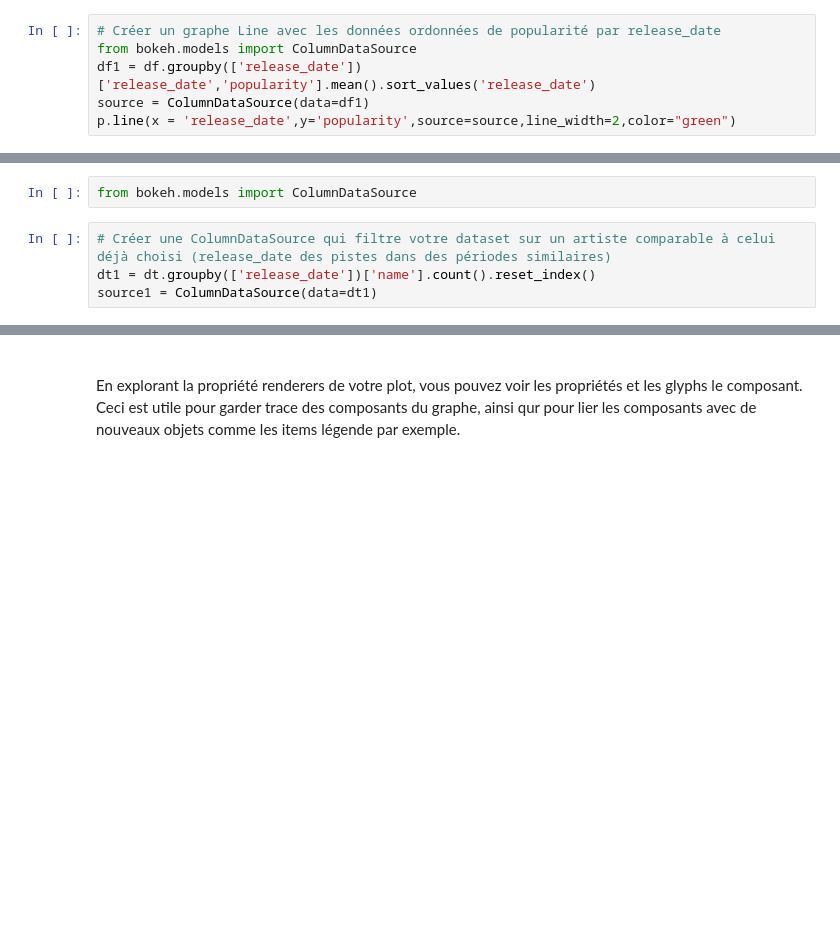
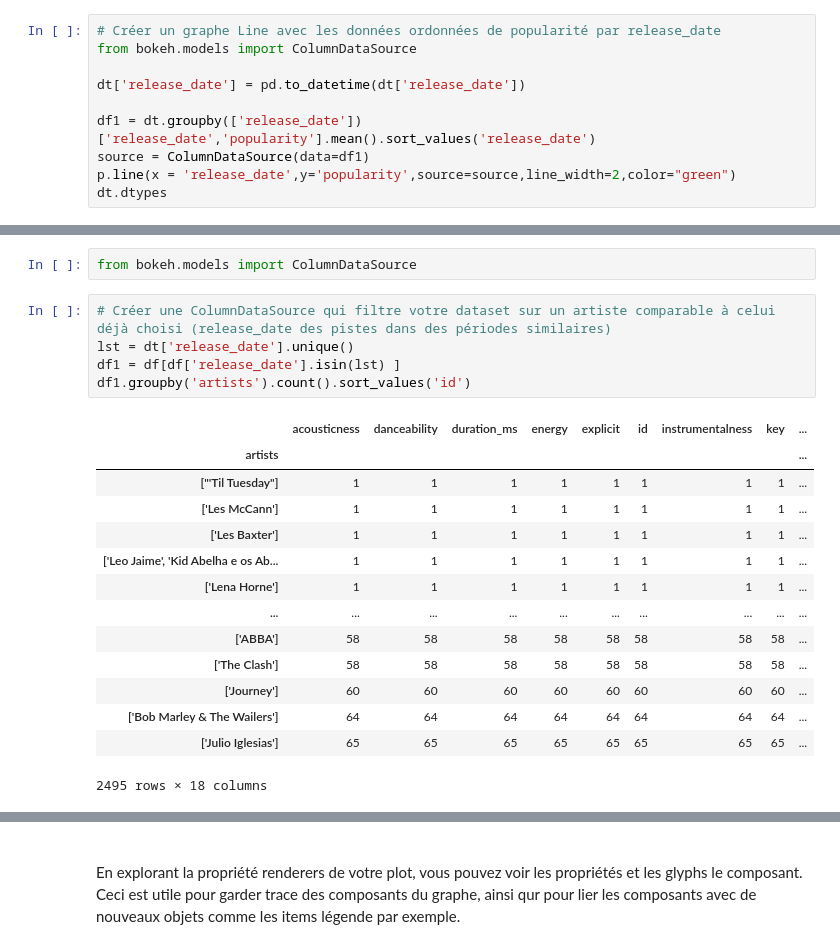
Before and after one commit to ziyadhr99/Lab_IA, a Jupyter notebook: Lab1_2_IA_DataViz.ipynb, the cells around one changed output, grey strips where cells are left out. Drawn from its saved outputs; the diff is of its cells as text; blank space fills up the shorter version.

```diff
--- a/Lab1_2_IA_DataViz.ipynb
+++ b/Lab1_2_IA_DataViz.ipynb
@@ -214,7 +214,11 @@ p = figure(plot_width=1000 , plot_height = 400,  x_axis_type="datetime")
 # %%
 # Créer un graphe Line avec les données ordonnées de popularité par release_date
 from bokeh.models import ColumnDataSource
-df1 = df.groupby(['release_date'])['release_date','popularity'].mean().sort_values('release_date')
+
+dt['release_date'] = pd.to_datetime(dt['release_date'])
+
+df1 = dt.groupby(['release_date'])['release_date','popularity'].mean().sort_values('release_date')
 source = ColumnDataSource(data=df1)
 p.line(x = 'release_date',y='popularity',source=source,line_width=2,color="green")
+dt.dtypes
 # %% [output]
@@ -239,5 +262,21 @@ Revenons à notre graph Line. On voudrait afficher la popularité d'un autre art
 from bokeh.models import ColumnDataSource
 # %%
 # Créer une ColumnDataSource qui filtre votre dataset sur un artiste comparable à celui déjà choisi (release_date des pistes dans des périodes similaires)
-dt1 = dt.groupby(['release_date'])['name'].count().reset_index()
-source1 = ColumnDataSource(data=dt1)
+lst = dt['release_date'].unique()
+df1 = df[df['release_date'].isin(lst) ]
+df1.groupby('artists').count().sort_values('id')
+# %% [output]
+|  | acousticness | danceability | duration_ms | energy | explicit | id | instrumentalness | key | ... |
+| artists |  |  |  |  |  |  |  |  | ... |
+| ["'Til Tuesday"] | 1 | 1 | 1 | 1 | 1 | 1 | 1 | 1 | ... |
+| ['Les McCann'] | 1 | 1 | 1 | 1 | 1 | 1 | 1 | 1 | ... |
+| ['Les Baxter'] | 1 | 1 | 1 | 1 | 1 | 1 | 1 | 1 | ... |
+| ['Leo Jaime', 'Kid Abelha e os Ab... | 1 | 1 | 1 | 1 | 1 | 1 | 1 | 1 | ... |
+| ['Lena Horne'] | 1 | 1 | 1 | 1 | 1 | 1 | 1 | 1 | ... |
+| ... | ... | ... | ... | ... | ... | ... | ... | ... | ... |
+| ['ABBA'] | 58 | 58 | 58 | 58 | 58 | 58 | 58 | 58 | ... |
+| ['The Clash'] | 58 | 58 | 58 | 58 | 58 | 58 | 58 | 58 | ... |
+| ['Journey'] | 60 | 60 | 60 | 60 | 60 | 60 | 60 | 60 | ... |
+| ['Bob Marley & The Wailers'] | 64 | 64 | 64 | 64 | 64 | 64 | 64 | 64 | ... |
+| ['Julio Iglesias'] | 65 | 65 | 65 | 65 | 65 | 65 | 65 | 65 | ... |
+2495 rows × 18 columns
```
Also changed, not shown: parts of 13 cells of this notebook.
